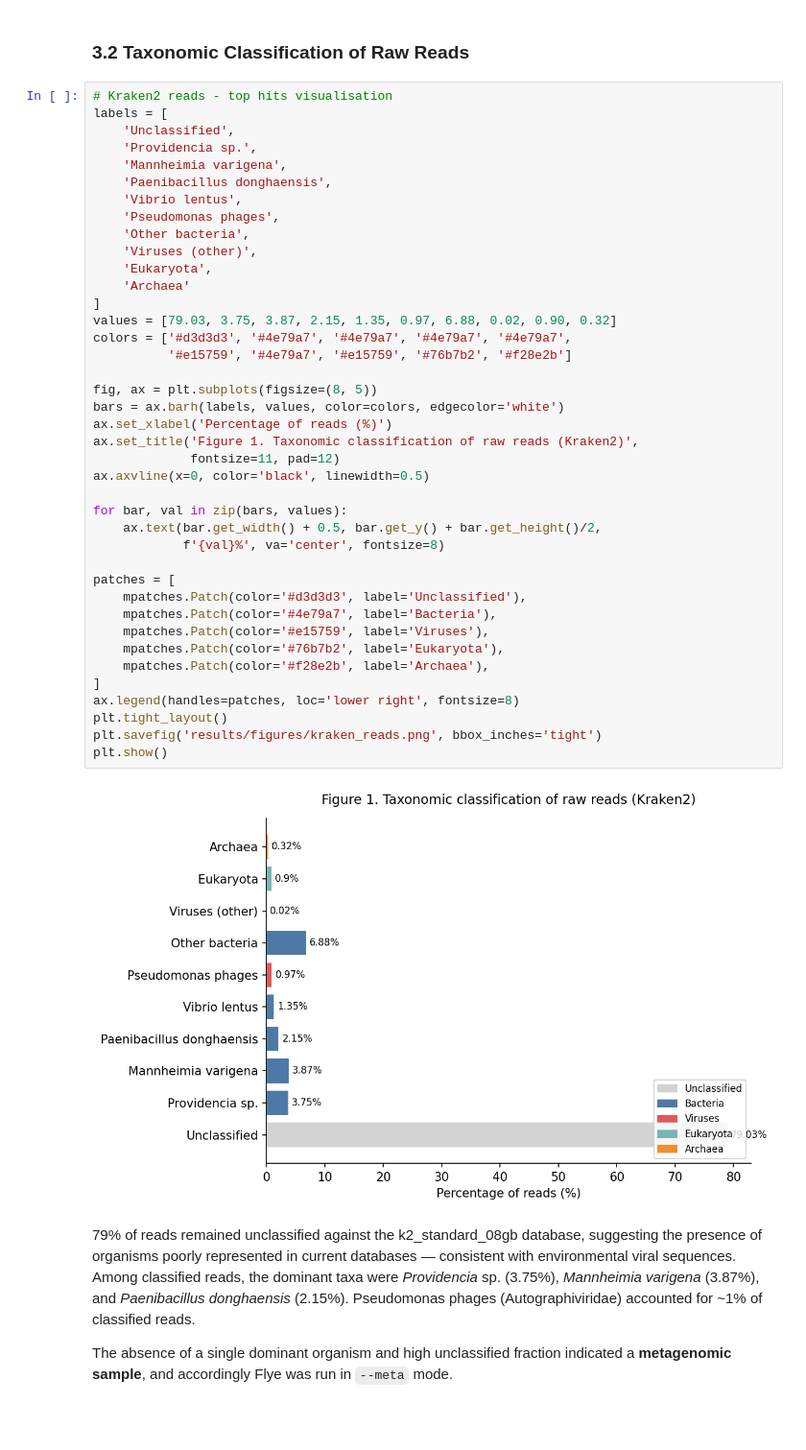
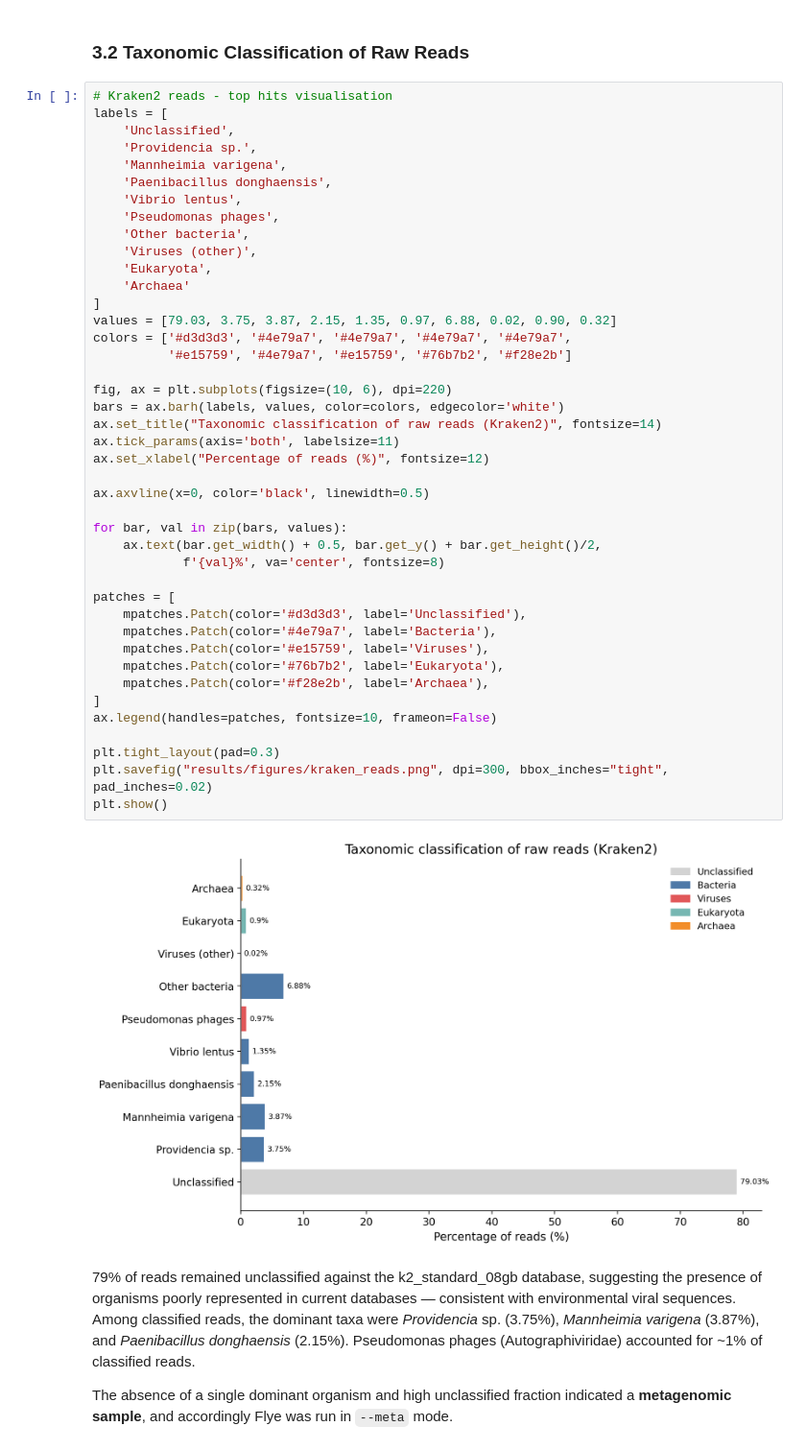
Before and after one commit to nvnenasheva/VEOTask, a Jupyter notebook: report.ipynb, the cells around one changed output. Shown at 96% size. Saved outputs shown, nothing was run; the diff lists cells and outputs as text; blank space fills up the shorter version.

```diff
--- a/report.ipynb
+++ b/report.ipynb
@@ -117,41 +117,43 @@ labels = [
     'Providencia sp.',
     'Mannheimia varigena',
     'Paenibacillus donghaensis',
     'Vibrio lentus',
     'Pseudomonas phages',
     'Other bacteria',
     'Viruses (other)',
     'Eukaryota',
     'Archaea'
 ]
 values = [79.03, 3.75, 3.87, 2.15, 1.35, 0.97, 6.88, 0.02, 0.90, 0.32]
 colors = ['#d3d3d3', '#4e79a7', '#4e79a7', '#4e79a7', '#4e79a7',
           '#e15759', '#4e79a7', '#e15759', '#76b7b2', '#f28e2b']
 
-fig, ax = plt.subplots(figsize=(8, 5))
+fig, ax = plt.subplots(figsize=(10, 6), dpi=220)
 bars = ax.barh(labels, values, color=colors, edgecolor='white')
-ax.set_xlabel('Percentage of reads (%)')
-ax.set_title('Figure 1. Taxonomic classification of raw reads (Kraken2)',
-             fontsize=11, pad=12)
+ax.set_title("Taxonomic classification of raw reads (Kraken2)", fontsize=14)
+ax.tick_params(axis='both', labelsize=11)
+ax.set_xlabel("Percentage of reads (%)", fontsize=12)
+
 ax.axvline(x=0, color='black', linewidth=0.5)
 
 for bar, val in zip(bars, values):
     ax.text(bar.get_width() + 0.5, bar.get_y() + bar.get_height()/2,
             f'{val}%', va='center', fontsize=8)
 
 patches = [
     mpatches.Patch(color='#d3d3d3', label='Unclassified'),
     mpatches.Patch(color='#4e79a7', label='Bacteria'),
     mpatches.Patch(color='#e15759', label='Viruses'),
     mpatches.Patch(color='#76b7b2', label='Eukaryota'),
     mpatches.Patch(color='#f28e2b', label='Archaea'),
 ]
-ax.legend(handles=patches, loc='lower right', fontsize=8)
-plt.tight_layout()
-plt.savefig('results/figures/kraken_reads.png', bbox_inches='tight')
+ax.legend(handles=patches, fontsize=10, frameon=False)
+
+plt.tight_layout(pad=0.3)
+plt.savefig("results/figures/kraken_reads.png", dpi=300, bbox_inches="tight", pad_inches=0.02)
 plt.show()
 # %% [output]
-[figure, old version]
+[figure, new version]
 # %% [markdown]
 79% of reads remained unclassified against the k2_standard_08gb database, suggesting the presence of organisms poorly represented in current databases — consistent with environmental viral sequences. Among classified reads, the dominant taxa were *Providencia* sp. (3.75%), *Mannheimia varigena* (3.87%), and *Paenibacillus donghaensis* (2.15%). Pseudomonas phages (Autographiviridae) accounted for ~1% of classified reads.
 
```
Also changed, not shown: parts of 2 cells of this notebook, 5 other files.
